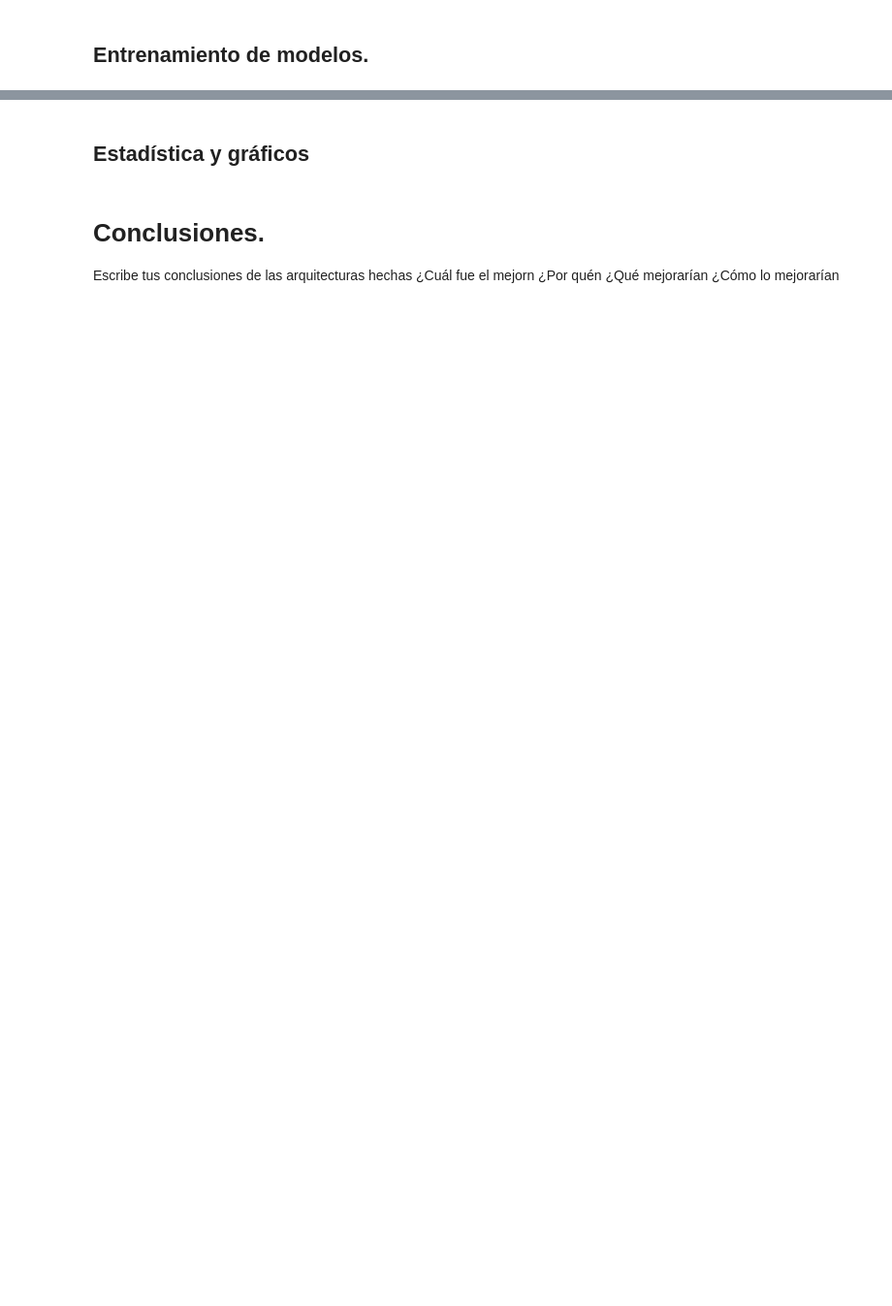
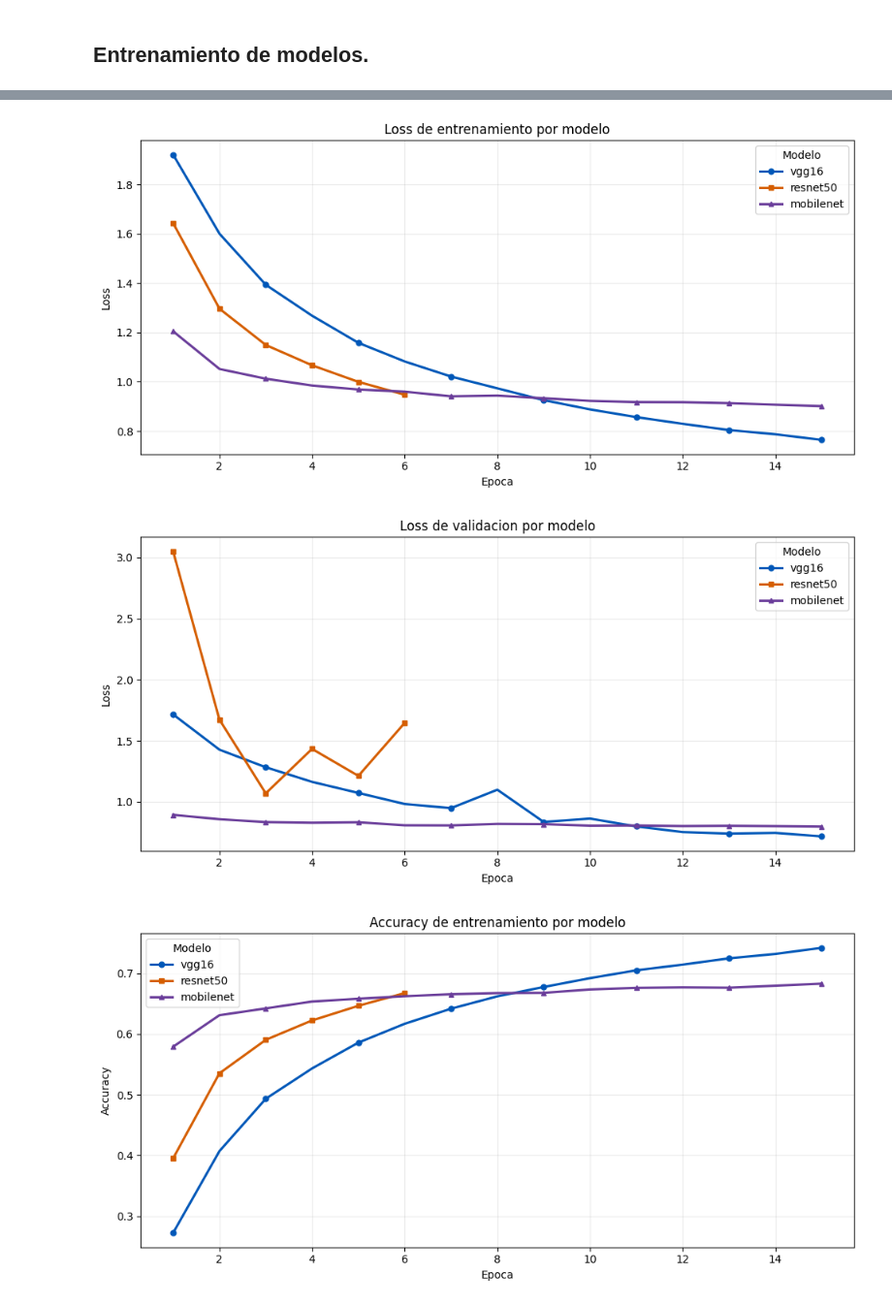
Before and after one commit to Oscar-IA-68/Arquitecturas_cnn, a Jupyter notebook: Arquitecturas_cnn.ipynb, the cells around one changed output, grey strips where cells are left out. Shown at 97% size. Saved outputs shown, nothing was run; the diff lists cells and outputs as text; code cells hidden in the pictures; blank space fills up the shorter version.

Commit message:
Notebook: documentar la comparación y las conclusiones
Co-authored-by: Copilot <223556219+Copilot@users.noreply.github.com>

```diff
--- a/Arquitecturas_cnn.ipynb
+++ b/Arquitecturas_cnn.ipynb
@@ -501,2 +534,0 @@ for resultado in resultados_finales:
-# %% [markdown]
-## Estadística y gráficos
@@ -553,4 +535,66 @@ else:
-# %% [markdown]
-# Conclusiones.
-
-Escribe tus conclusiones de las arquitecturas hechas ¿Cuál fue el mejorn ¿Por quén ¿Qué mejorarían ¿Cómo lo mejorarían
+# %%
+"""
+Comparacion de arquitecturas en datos de entrenamiento y validacion en cada epoca.
+"""
+
+arquitecturas = ["vgg16", "resnet50", "mobilenet"]
+historiales = {}
+
+for arquitectura in arquitecturas:
+    historial_path = Path("artefactos") / "historiales" / f"{arquitectura}_historial.csv"
+    if historial_path.exists():
+        historiales[arquitectura] = pd.read_csv(historial_path)
+    else:
+        print(f"Falta el historial de {arquitectura}; ejecuta primero su entrenamiento.")
+
+if not historiales:
+    print("No hay historiales disponibles para comparar.")
+else:
+    colores = {"vgg16": "#0057B8", "resnet50": "#D55E00", "mobilenet": "#6A3D9A"}
+    marcadores = {"vgg16": "o", "resnet50": "s", "mobilenet": "^"}
+
+    def graficar_historial(metrica, conjunto, titulo):
+        figura, eje = plt.subplots(figsize=(10, 5))
+        columna = metrica if conjunto == "entrenamiento" else f"val_{metrica}"
+
+        for arquitectura, historial_df in historiales.items():
+            if "epoch" in historial_df.columns:
+                epocas = historial_df["epoch"].to_numpy() + 1
+            else:
+                epocas = np.arange(1, len(historial_df) + 1)
+
+            if columna in historial_df.columns:
+                eje.plot(
+                    epocas,
+                    historial_df[columna],
+                    color=colores[arquitectura],
+                    marker=marcadores[arquitectura],
+                    markevery=max(1, len(epocas) // 6),
+                    markersize=5,
+                    linewidth=2.2,
+                    label=arquitectura
+                )
+
+        eje.set_title(titulo)
+        eje.set_xlabel("Epoca")
+        eje.set_ylabel(metrica.capitalize())
+        eje.legend(title="Modelo")
+        eje.grid(alpha=0.25)
+        figura.tight_layout()
+        plt.show()
+
+    for metrica in ("loss", "accuracy"):
+        graficar_historial(
+            metrica,
+            "entrenamiento",
+            f"{metrica.capitalize()} de entrenamiento por modelo"
+        )
+        graficar_historial(
+            metrica,
+            "validacion",
+            f"{metrica.capitalize()} de validacion por modelo"
+        )
+# %% [output]
+[figure, added]
+[figure, added]
+[figure, added]
```
Also changed, not shown: parts of 15 cells of this notebook.
